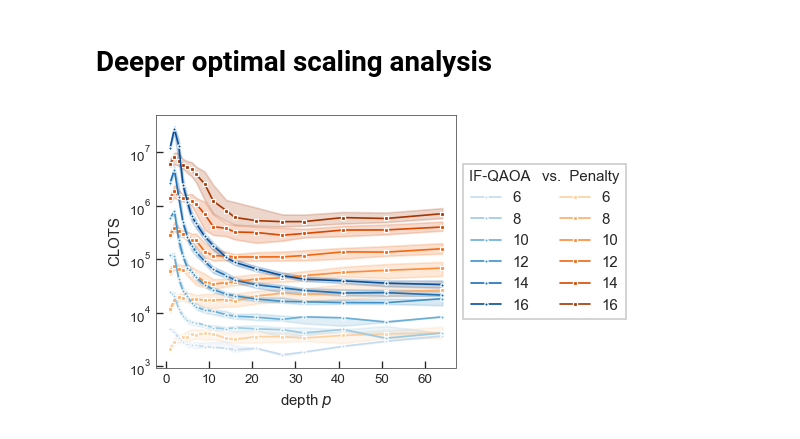
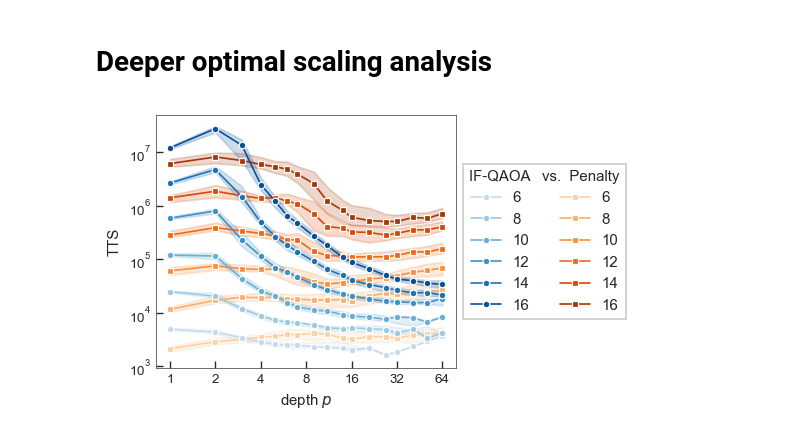
Before and after one commit to dbucher97/fast-qaoa-c, a Jupyter notebook: notebooks/eval/int_analysis.ipynb, the cells around one changed output. Cells and saved outputs as stored; diff of their text form; code cells hidden in the pictures.

```diff
--- a/notebooks/eval/int_analysis.ipynb
+++ b/notebooks/eval/int_analysis.ipynb
@@ -283,26 +310,30 @@ df2["log_adj_clops"] = np.log10(df2.adj_clops)
 # %%
 _, ax = qp.plot_setup(aspect_ratio=0.85)
 
 # sns.lineplot(df2.query("qaoa == 'masked_cost'"), x="depth", y="adj_clops", hue="n_qubits", errorbar=("pi", 50), marker="o", palette="Blues")
 p = sns.color_palette("Oranges", 7)[1:]
-sns.lineplot(df2.query("qaoa == 'quad_penalty_cost'"), x="depth", y="adj_clops", hue="n_qubits", palette=p, legend=True, marker="s", markersize=2, estimator=np.median)
+sns.lineplot(df2.query("qaoa == 'quad_penalty_cost'"), x="depth", y="adj_clops", hue="n_qubits", palette=p, legend=True, marker="s", markersize=4, estimator=np.median)
 
 p = sns.color_palette("Blues", 7)[1:]
-tgt = sns.lineplot(df2.query("qaoa == 'masked_cost'"), x="depth", y="adj_clops", hue="n_qubits", palette=p, marker="o", markersize=2, estimator=np.median)
+tgt = sns.lineplot(df2.query("qaoa == 'masked_cost'"), x="depth", y="adj_clops", hue="n_qubits", palette=p, marker="o", markersize=4, estimator=np.median)
 
 
 plt.yscale("log")
-plt.ylabel("CLOTS")
+plt.ylabel("TTS")
 
 plt.xlabel("depth $p$")
 
 # plt.xlim(0, 32)
 x, y = ax.get_legend_handles_labels()
 ax.legend_.remove()
 
+plt.xscale("log")
+
+plt.xticks([1, 2, 4, 8, 16, 32, 64], [1, 2, 4, 8, 16, 32, 64])
+
 
 ax.legend(x[6:] + x[:6], y, ncols=2, title="IF-QAOA   vs.  Penalty", loc="center left", bbox_to_anchor=(1, 0.5))
 
 plt.savefig("plots/int_clops.pdf", bbox_inches="tight", transparent=True)
 # %% [output]
-[figure, old version]
+[figure, new version]
```
Also changed, not shown: parts of 19 cells of this notebook, 26 other files.
